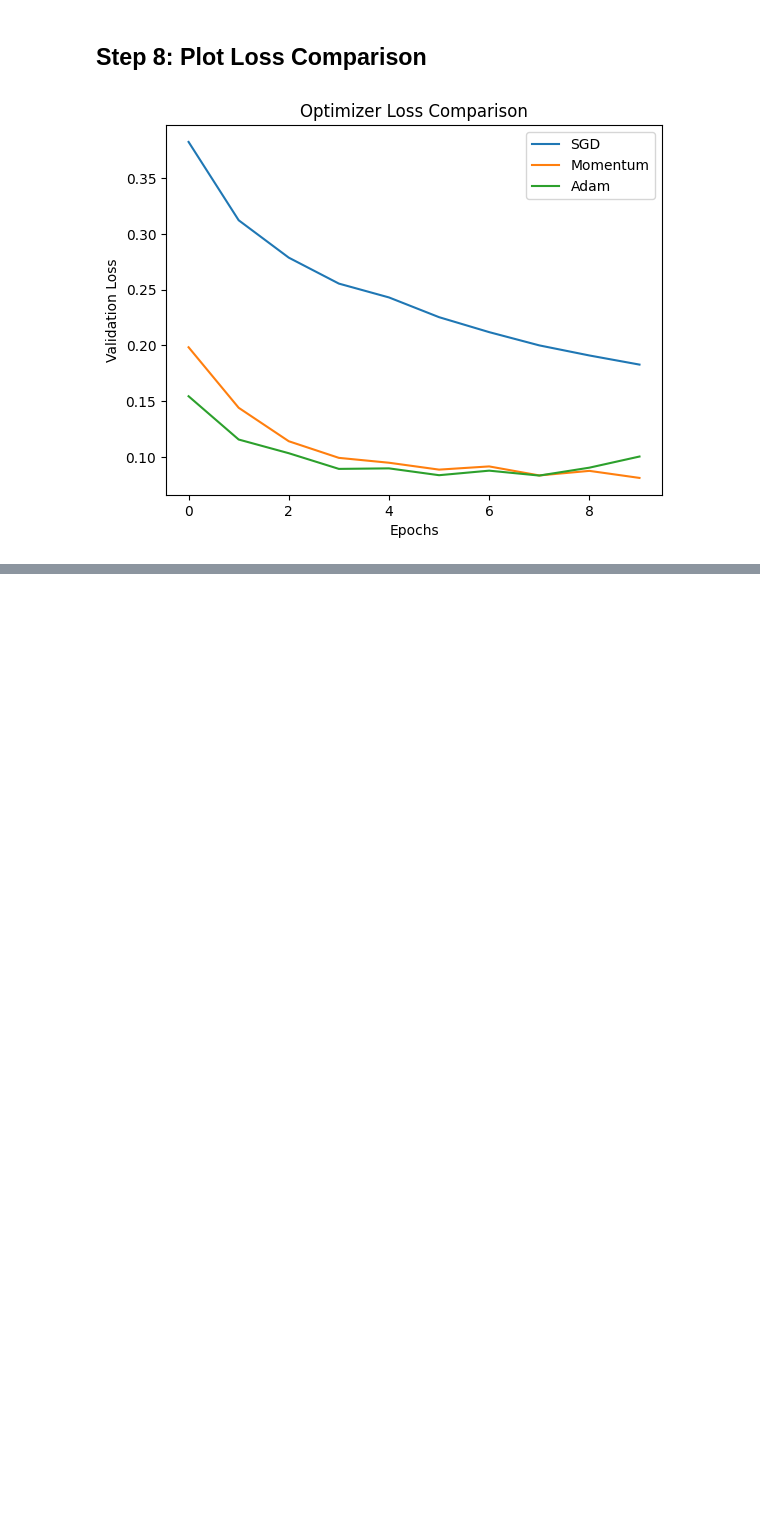
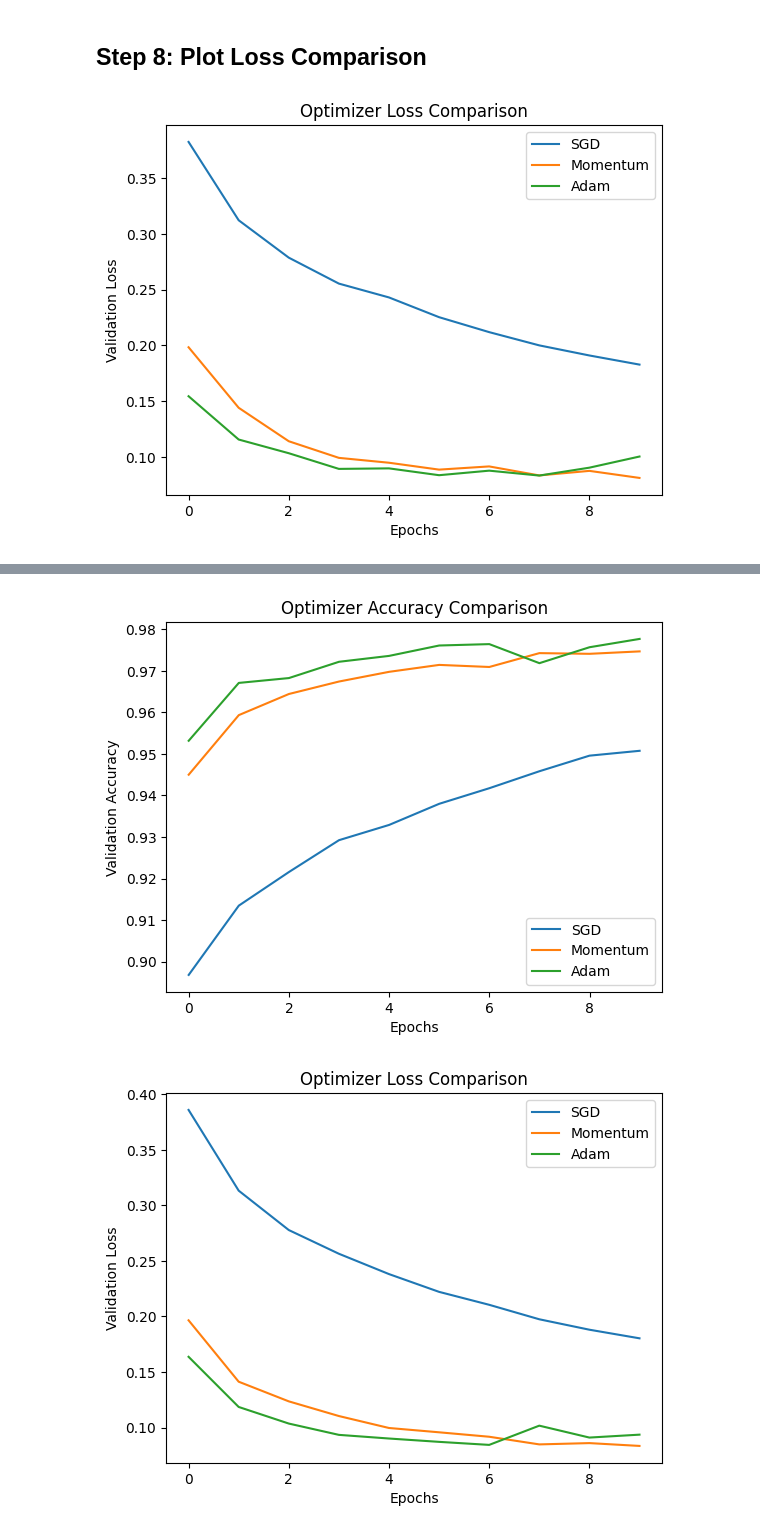
Before and after one commit to Mohammed-Abdul-Rafe-Sajid/Deep-Learning-, a Jupyter notebook: LAB_3_Comparison_of_optimizers_algo.ipynb, the cells around one changed output, grey strips where cells are left out. Cells and saved outputs as stored; diff of their text form; code cells hidden in the pictures; blank space fills up the shorter version.

```diff
--- a/LAB_3_Comparison_of_optimizers_algo.ipynb
+++ b/LAB_3_Comparison_of_optimizers_algo.ipynb
@@ -246,3 +246,70 @@ plt.legend()
 plt.show()
 # %% [output]
 [figure]
+# %%
+import numpy as np
+import matplotlib.pyplot as plt
+from tensorflow import keras
+from tensorflow.keras import layers
+
+(x_train,y_train),(x_test,y_test) = keras.datasets.mnist.load_data()
+x_train=x_train/255.0
+x_test=x_test/255.0
+
+def create_model():
+  model=keras.Sequential(
+      [
+          layers.Flatten(input_shape=(28,28)),
+          layers.Dense(128,activation='relu'),
+          layers.Dense(10,activation='softmax')
+      ]
+  )
+  return model
+
+
+model_sgd=create_model()
+model_sgd.compile(optimizer=keras.optimizers.SGD(learning_rate=0.01,momentum=0.0,nesterov=False),
+                  loss="sparse_categorical_crossentropy",
+                  metrics=["accuracy"])
+history_sgd=model_sgd.fit(x_train,y_train,epochs=10,validation_split=0.2)
+
+model_momentum = create_model()
+model_momentum.compile(
+ optimizer=keras.optimizers.SGD(learning_rate=0.01, momentum=0.9, nesterov=False),
+ loss='sparse_categorical_crossentropy',
+ metrics=['accuracy']
+)
+history_momentum = model_momentum.fit(x_train, y_train, epochs=10,
+validation_split=0.2)
+
+
+
+model_adam = create_model()
+model_adam.compile(
+ optimizer=keras.optimizers.Adam(learning_rate=0.001, beta_1=0.9, beta_2=0.999,
+epsilon=1e-7, amsgrad=False),
+ loss='sparse_categorical_crossentropy',
+ metrics=['accuracy']
+)
+history_adam = model_adam.fit(x_train, y_train, epochs=10, validation_split=0.2)
+
+
+plt.plot(history_sgd.history['val_accuracy'], label='SGD')
+plt.plot(history_momentum.history['val_accuracy'], label='Momentum')
+plt.plot(history_adam.history['val_accuracy'], label='Adam')
+plt.title("Optimizer Accuracy Comparison")
+plt.xlabel("Epochs")
+plt.ylabel("Validation Accuracy")
+plt.legend()
+plt.show()
+
+
+plt.plot(history_sgd.history['val_loss'], label='SGD')
+plt.plot(history_momentum.history['val_loss'], label='Momentum')
+plt.plot(history_adam.history['val_loss'], label='Adam')
+plt.title("Optimizer Loss Comparison")
+plt.xlabel("Epochs")
+plt.ylabel("Validation Loss")
+plt.legend()
+plt.show()
+# %% [output]
@@ -248,0 +335,2 @@ plt.show()
+[figure, added]
+[figure, added]
```
Also changed, not shown: parts of 1 cell of this notebook.
